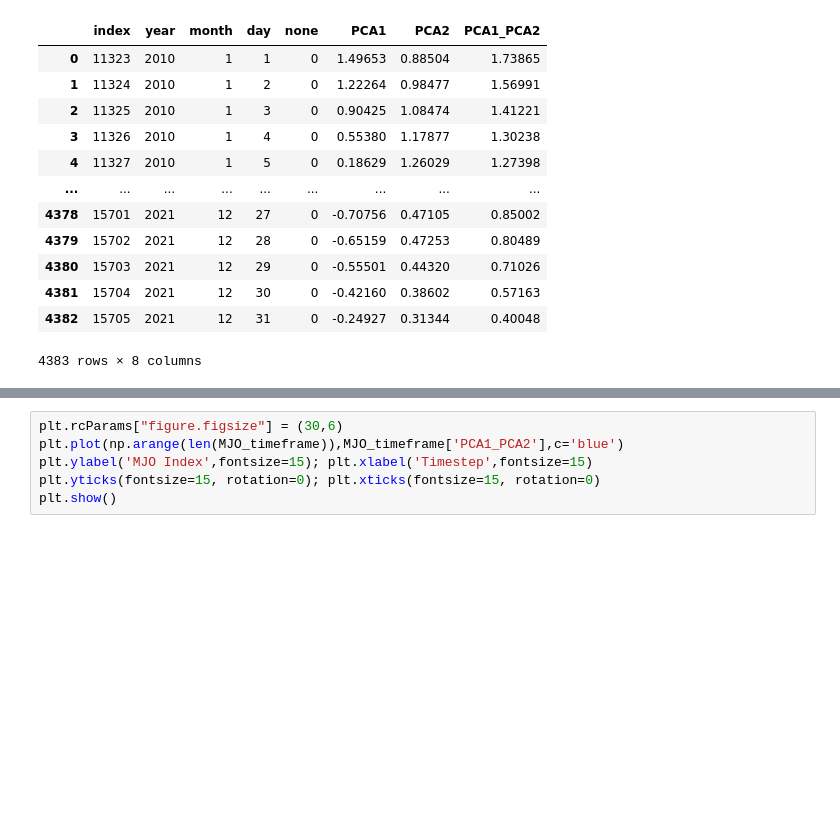
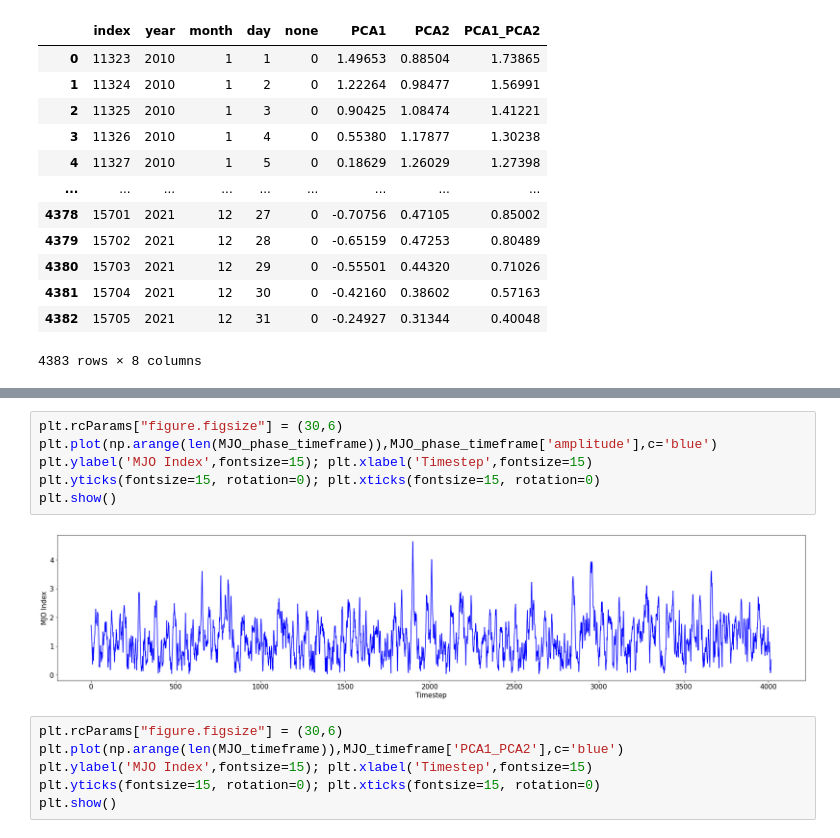
Before and after one commit to CassiaCai/MJO_chlorophyll_a_SST, a Jupyter notebook: Analysis.ipynb, the cells around one changed output, grey strips where cells are left out. Saved outputs shown, nothing was run; the diff lists cells and outputs as text; blank space fills up the shorter version.

```diff
--- a/Analysis.ipynb
+++ b/Analysis.ipynb
@@ -58,3 +82,11 @@ MJO_timeframe
+# %%
+plt.rcParams["figure.figsize"] = (30,6)
+plt.plot(np.arange(len(MJO_phase_timeframe)),MJO_phase_timeframe['amplitude'],c='blue')
+plt.ylabel('MJO Index',fontsize=15); plt.xlabel('Timestep',fontsize=15)
+plt.yticks(fontsize=15, rotation=0); plt.xticks(fontsize=15, rotation=0)
+plt.show()
+# %% [output]
+[figure, added]
 # %%
 plt.rcParams["figure.figsize"] = (30,6)
 plt.plot(np.arange(len(MJO_timeframe)),MJO_timeframe['PCA1_PCA2'],c='blue')
```
Also changed, not shown: parts of 7 cells of this notebook.
